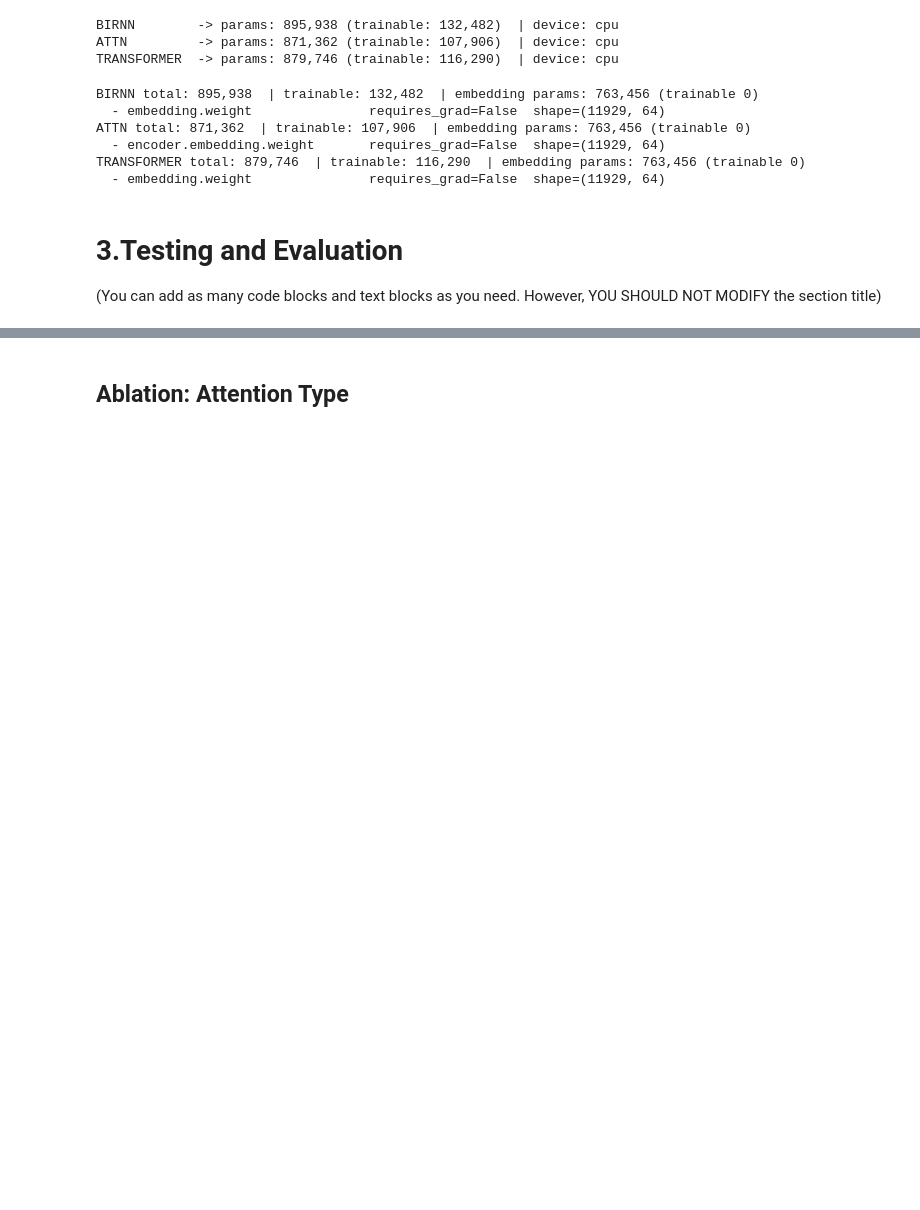
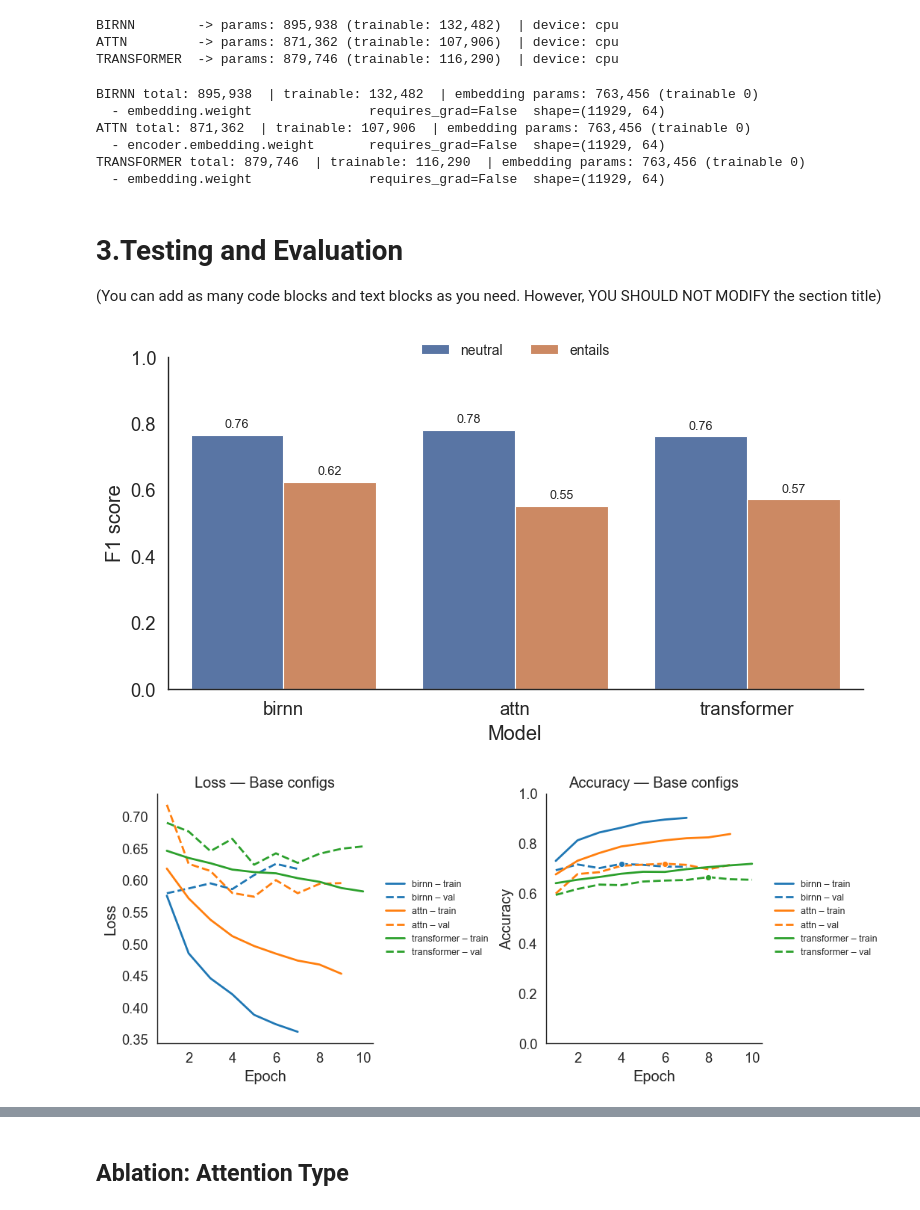
Before and after one commit to sush-utagi/NLP-Inference-Engine, a Jupyter notebook: CITS4012_19_newest_version.ipynb, the cells around one changed output, grey strips where cells are left out. Drawn from its saved outputs; the diff is of its cells as text; code cells hidden in the pictures; blank space fills up the shorter version.

```diff
--- a/CITS4012_19_newest_version.ipynb
+++ b/CITS4012_19_newest_version.ipynb
@@ -960,8 +1190,9 @@ def train_all_models(models, train_loader, val_loader, device=MY_DEVICE, config:
 # %%
-TRAIN_BASE_MODELS = not True
+TRAIN_BASE_MODELS = True
 # %%
 if TRAIN_BASE_MODELS:
-    trained_base_models = train_all_models(models, train_loader, val_loader, MY_DEVICE)
+    trained_base_models, histories = train_all_models(base_models, train_loader, val_loader, MY_DEVICE,
+                                      config=TrainConfig(), return_metrics=True, verbose=False)
 # %% [markdown]
 # 3.Testing and Evaluation
 
@@ -1126,5 +1474,10 @@ def plot_f1_by_model(all_results: dict,
 # %%
 if TRAIN_BASE_MODELS:
     all_base_test_results = evaluate_all_models(trained_base_models, test_loader, device=MY_DEVICE, normalize_cm=True)
-    plot_f1_by_model(all_base_test_results, class_names=("neutral","entails"), order=["birnn","attn","transformer"], save_path="figs/f1_by_model.png")
+    plot_f1_by_model(all_base_test_results, class_names=("neutral","entails"), order=["birnn","attn","transformer"], save_path="figs/f1_by_base_models.png")
+
+    _, _ = plot_learning_curves(histories, title_suffix="Base configs", smooth=0, save_path="figs/learning_curves_base_models.png")
+# %% [output]
+[figure, added]
+[figure, added]
 # %%
```
Also changed, not shown: parts of 12 cells of this notebook, 11 other files.
